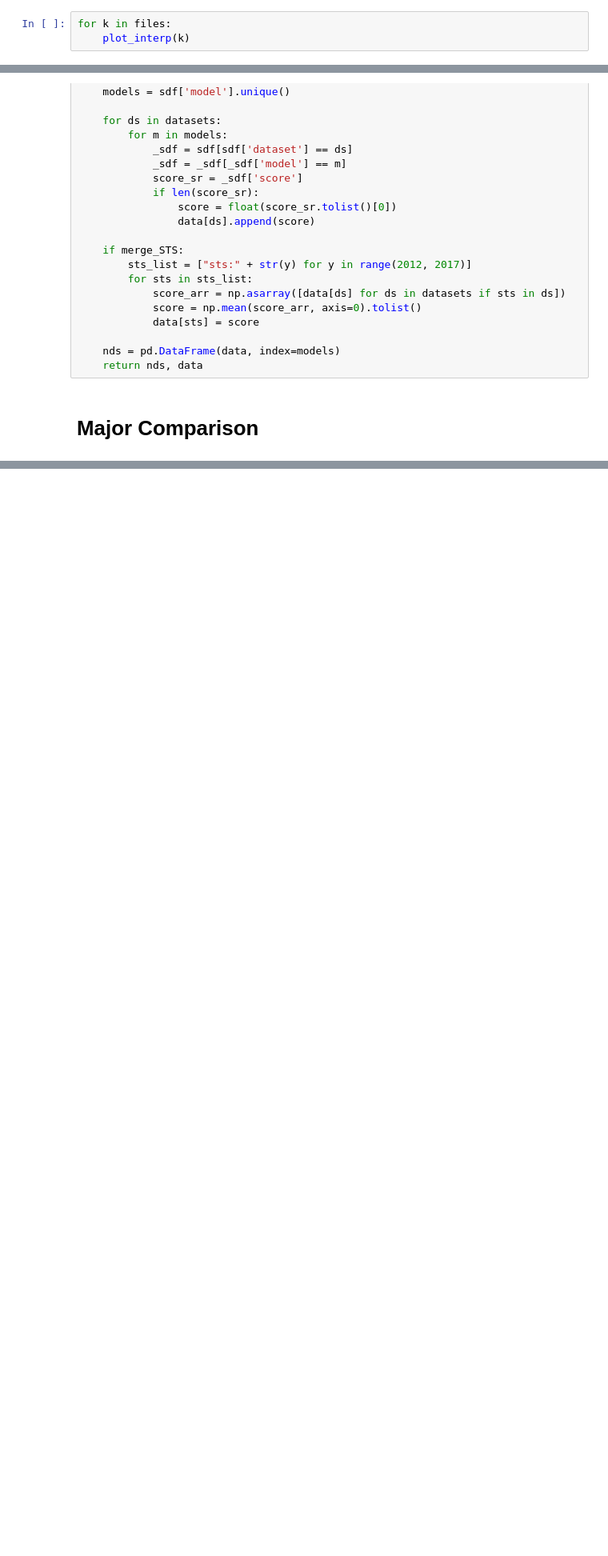
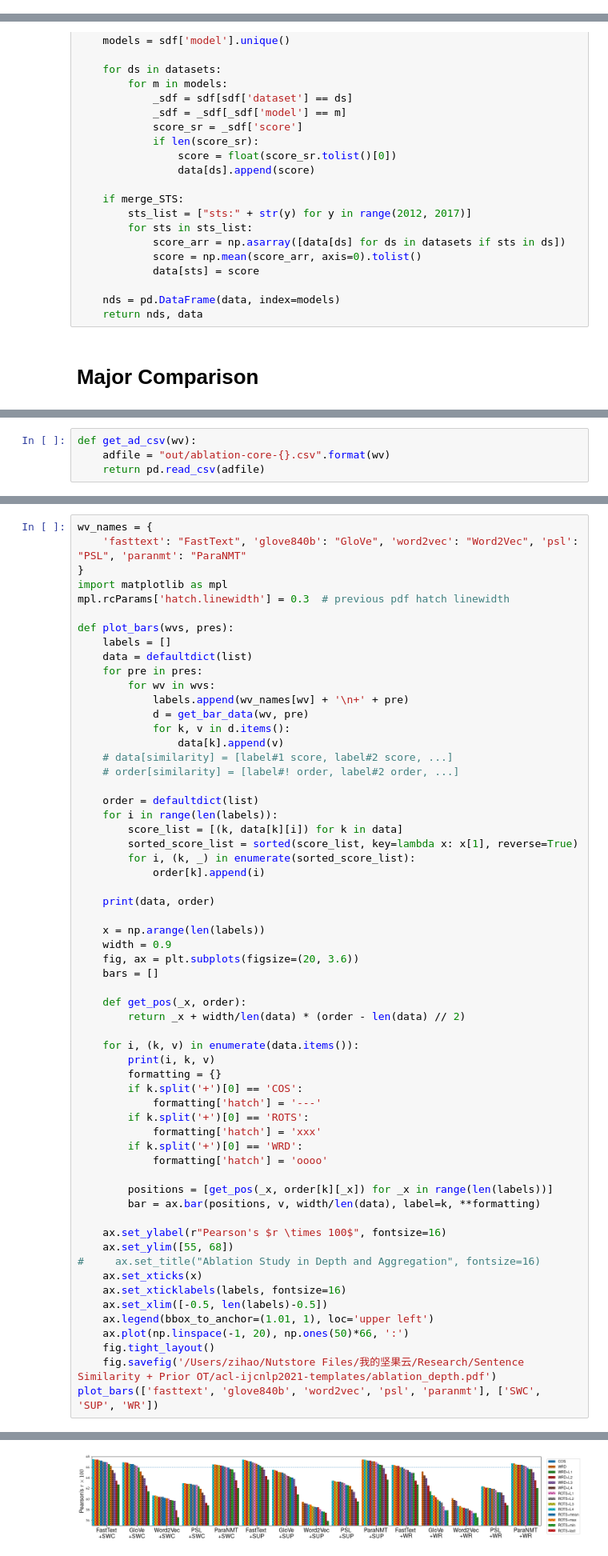
Before and after one commit to zihao-wang/rots, a Jupyter notebook: plot.ipynb, the cells around one changed output, grey strips where cells are left out. Shown: that part at 80% size. Cells and saved outputs as stored; diff of their text form; blank space fills up the shorter version.

Commit message:
ablation study save

```diff
--- a/plot.ipynb
+++ b/plot.ipynb
@@ -56,3 +57,0 @@ def plot_interp(k):
-# %%
-for k in files:
-    plot_interp(k)
@@ -312,0 +410,4 @@ See the caveats in the documentation: https://pandas.pydata.org/pandas-docs/stab
+# %%
+def get_ad_csv(wv):
+    adfile = "out/ablation-core-{}.csv".format(wv)
+    return pd.read_csv(adfile)
@@ -312,0 +450,61 @@ See the caveats in the documentation: https://pandas.pydata.org/pandas-docs/stab
+# %%
+wv_names = {
+    'fasttext': "FastText", 'glove840b': "GloVe", 'word2vec': "Word2Vec", 'psl': "PSL", 'paranmt': "ParaNMT"
+}
+import matplotlib as mpl
+mpl.rcParams['hatch.linewidth'] = 0.3  # previous pdf hatch linewidth
+
+def plot_bars(wvs, pres):
+    labels = []
+    data = defaultdict(list)
+    for pre in pres:
+        for wv in wvs:
+            labels.append(wv_names[wv] + '\n+' + pre)
+            d = get_bar_data(wv, pre)
+            for k, v in d.items():
+                data[k].append(v)
+    # data[similarity] = [label#1 score, label#2 score, ...]
+    # order[similarity] = [label#! order, label#2 order, ...]
+
+    order = defaultdict(list)
+    for i in range(len(labels)):
+        score_list = [(k, data[k][i]) for k in data]
+        sorted_score_list = sorted(score_list, key=lambda x: x[1], reverse=True)
+        for i, (k, _) in enumerate(sorted_score_list):
+            order[k].append(i)
+
+    print(data, order)
+
+    x = np.arange(len(labels))
+    width = 0.9
+    fig, ax = plt.subplots(figsize=(20, 3.6))
+    bars = []
+
+    def get_pos(_x, order):
+        return _x + width/len(data) * (order - len(data) // 2)
+
+    for i, (k, v) in enumerate(data.items()):
+        print(i, k, v)
+        formatting = {}
+        if k.split('+')[0] == 'COS':
+            formatting['hatch'] = '---'
+        if k.split('+')[0] == 'ROTS':
+            formatting['hatch'] = 'xxx'
+        if k.split('+')[0] == 'WRD':
+            formatting['hatch'] = 'oooo'
+
+        positions = [get_pos(_x, order[k][_x]) for _x in range(len(labels))]
+        bar = ax.bar(positions, v, width/len(data), label=k, **formatting)
+
+    ax.set_ylabel(r"Pearson's $r \times 100$", fontsize=16)
+    ax.set_ylim([55, 68])
+#     ax.set_title("Ablation Study in Depth and Aggregation", fontsize=16)
+    ax.set_xticks(x)
+    ax.set_xticklabels(labels, fontsize=16)
+    ax.set_xlim([-0.5, len(labels)-0.5])
+    ax.legend(bbox_to_anchor=(1.01, 1), loc='upper left')
+    ax.plot(np.linspace(-1, 20), np.ones(50)*66, ':')
+    fig.tight_layout()
+    fig.savefig('/Users/zihao/Nutstore Files/我的坚果云/Research/Sentence Similarity + Prior OT/acl-ijcnlp2021-templates/ablation_depth.pdf')
+plot_bars(['fasttext', 'glove840b', 'word2vec', 'psl', 'paranmt'], ['SWC', 'SUP', 'WR'])
+# %% [output]
@@ -312,0 +526 @@ See the caveats in the documentation: https://pandas.pydata.org/pandas-docs/stab
+[figure, added]
```
Also changed, not shown: parts of 13 cells of this notebook, 27 other files.
